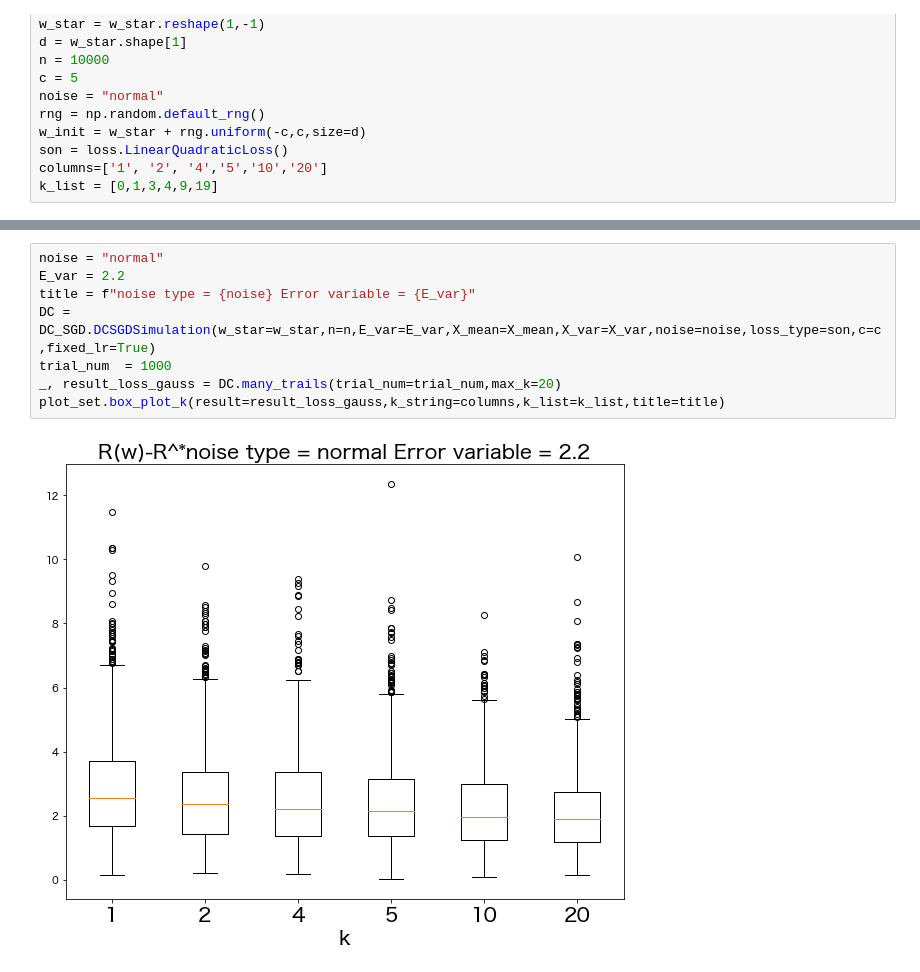
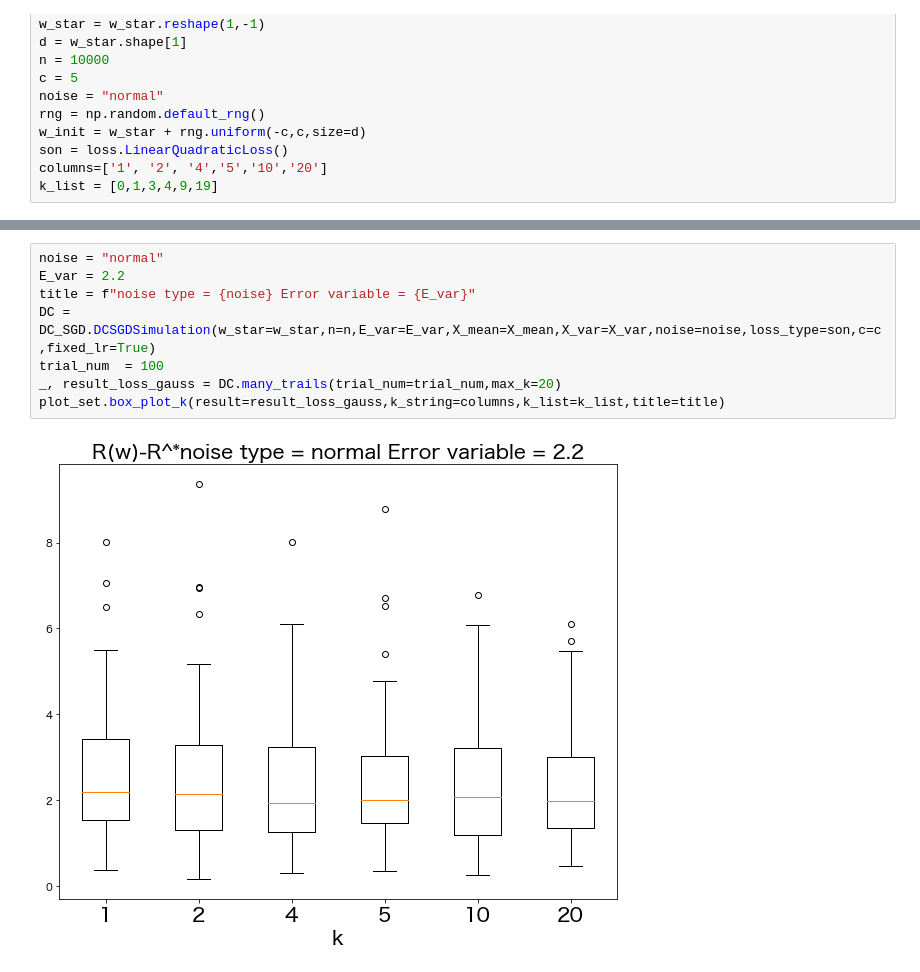
Before and after one commit to NaokiNakamichi/ML, a Jupyter notebook: GD/exp/simulation/DCSGD_Noise_0813.ipynb, the cells around one changed output, grey strips where cells are left out. Saved outputs shown, nothing was run; the diff lists cells and outputs as text.

```diff
--- a/GD/exp/simulation/DCSGD_Noise_0813.ipynb
+++ b/GD/exp/simulation/DCSGD_Noise_0813.ipynb
@@ -82,13 +82,13 @@ plot_set.transition(title=transition_title,result=transition_result, k_list=colu
 # %%
 noise = "normal"
 E_var = 2.2
 title = f"noise type = {noise} Error variable = {E_var}"
 DC = DC_SGD.DCSGDSimulation(w_star=w_star,n=n,E_var=E_var,X_mean=X_mean,X_var=X_var,noise=noise,loss_type=son,c=c,fixed_lr=True)
-trial_num  = 1000
+trial_num  = 100
 _, result_loss_gauss = DC.many_trails(trial_num=trial_num,max_k=20)
 plot_set.box_plot_k(result=result_loss_gauss,k_string=columns,k_list=k_list,title=title)
 # %% [output]
-[figure, old version]
+[figure, new version]
 # %%
 df = pd.DataFrame(result_loss_gauss)
 now = datetime.datetime.now()
```
Also changed, not shown: parts of 17 cells of this notebook, 12 other files.
